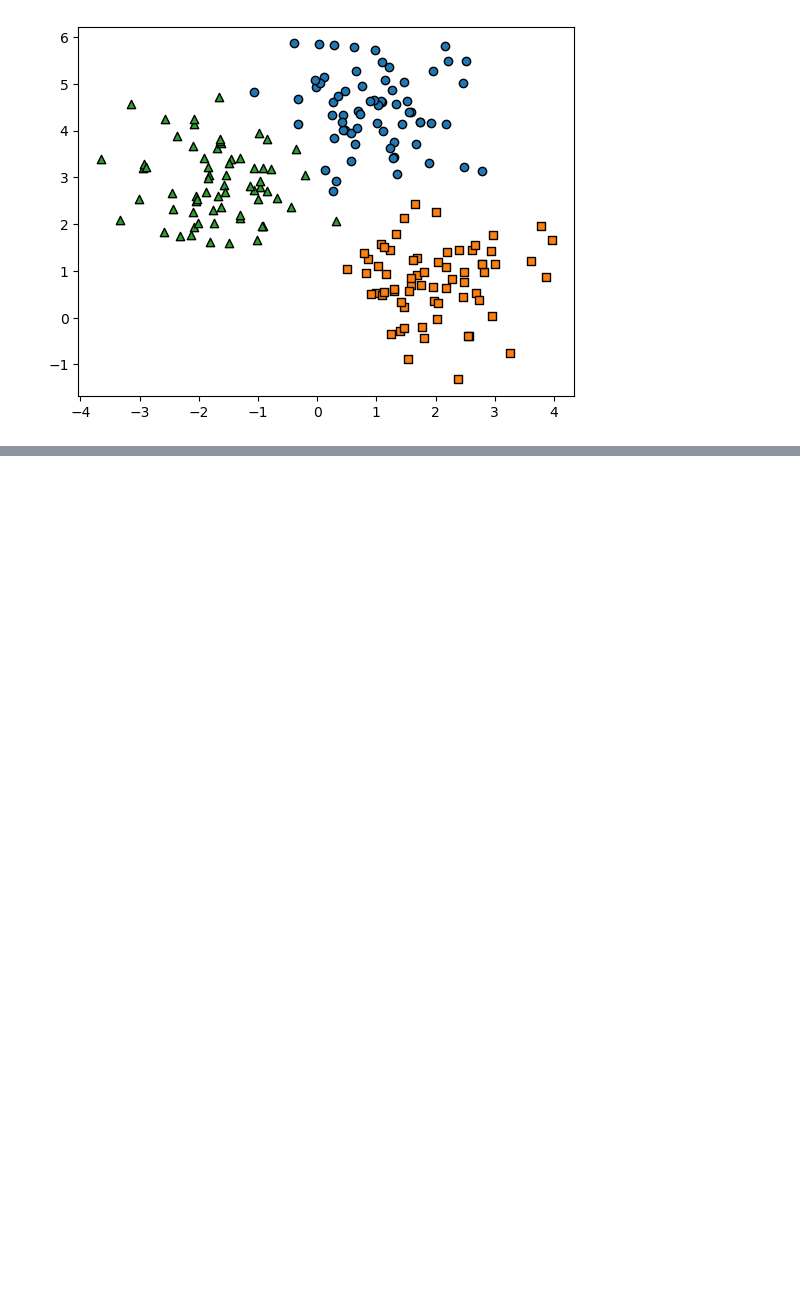
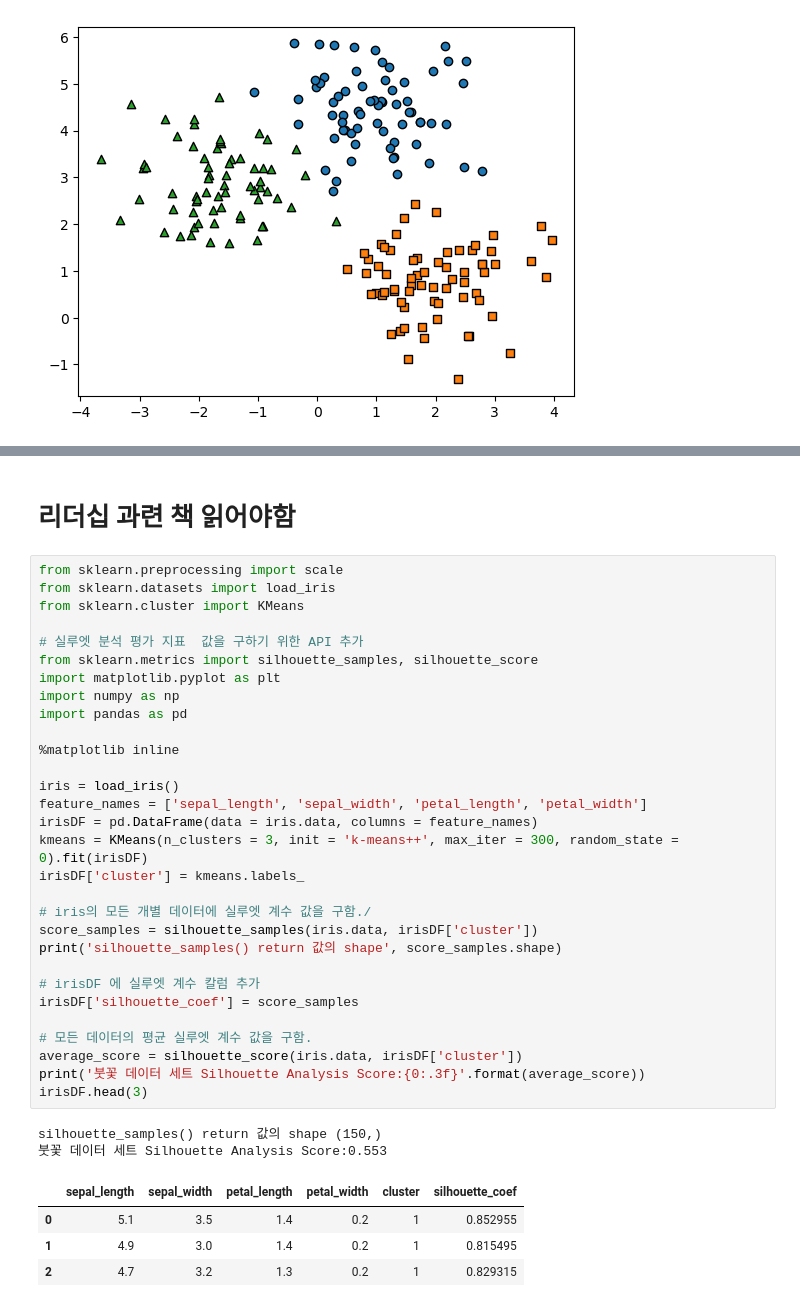
Before and after one commit to kimdyoc13/Cheese_house, a Jupyter notebook: chapter_7_clustering.ipynb, the cells around one changed output, grey strips where cells are left out. Saved outputs shown, nothing was run; the diff lists cells and outputs as text; blank space fills up the shorter version.

```diff
--- a/chapter_7_clustering.ipynb
+++ b/chapter_7_clustering.ipynb
@@ -161,0 +171,39 @@ AttributeError: PathCollection.set() got an unexpected keyword argument 'makrer'
+# %% [markdown]
+# 리더십 과련 책 읽어야함
+# %%
+from sklearn.preprocessing import scale
+from sklearn.datasets import load_iris
+from sklearn.cluster import KMeans
+
+# 실루엣 분석 평가 지표  값을 구하기 위한 API 추가
+from sklearn.metrics import silhouette_samples, silhouette_score
+import matplotlib.pyplot as plt
+import numpy as np
+import pandas as pd
+
+%matplotlib inline
+
+iris = load_iris()
+feature_names = ['sepal_length', 'sepal_width', 'petal_length', 'petal_width']
+irisDF = pd.DataFrame(data = iris.data, columns = feature_names)
+kmeans = KMeans(n_clusters = 3, init = 'k-means++', max_iter = 300, random_state = 0).fit(irisDF)
+irisDF['cluster'] = kmeans.labels_
+
+# iris의 모든 개별 데이터에 실루엣 계수 값을 구함./
+score_samples = silhouette_samples(iris.data, irisDF['cluster'])
+print('silhouette_samples() return 값의 shape', score_samples.shape)
+
+# irisDF 에 실루엣 계수 칼럼 추가
+irisDF['silhouette_coef'] = score_samples
+
+# 모든 데이터의 평균 실루엣 계수 값을 구함.
+average_score = silhouette_score(iris.data, irisDF['cluster'])
+print('붓꽃 데이터 세트 Silhouette Analysis Score:{0:.3f}'.format(average_score))
+irisDF.head(3)
+# %% [output]
+silhouette_samples() return 값의 shape (150,)
+붓꽃 데이터 세트 Silhouette Analysis Score:0.553
+|  | sepal_length | sepal_width | petal_length | petal_width | cluster | silhouette_coef |
+| 0 | 5.1 | 3.5 | 1.4 | 0.2 | 1 | 0.852955 |
+| 1 | 4.9 | 3.0 | 1.4 | 0.2 | 1 | 0.815495 |
+| 2 | 4.7 | 3.2 | 1.3 | 0.2 | 1 | 0.829315 |
```
Also changed, not shown: parts of 2 cells of this notebook.
